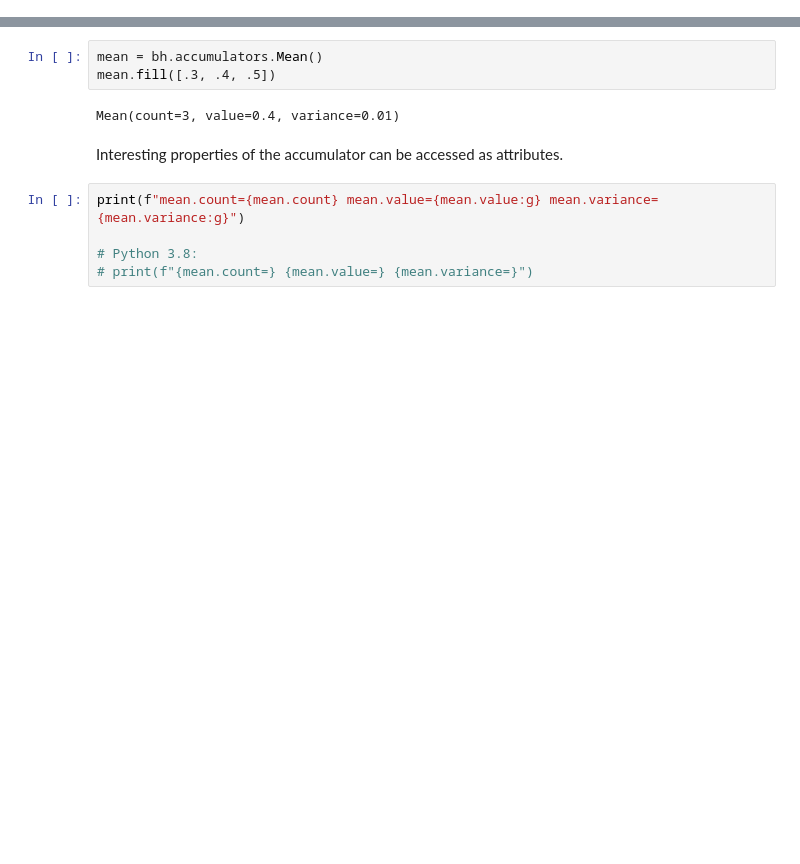
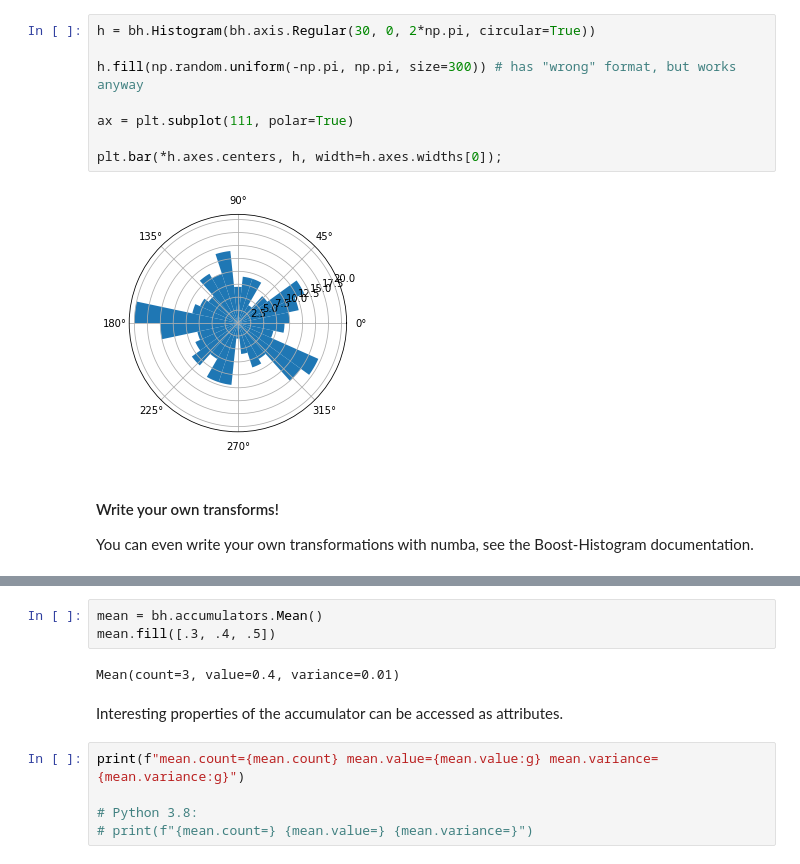
Before and after one commit to henryiii/bh-talk-pyhep-2020, a Jupyter notebook: Part2.ipynb, the cells around one changed output, grey strips where cells are left out. Saved outputs shown, nothing was run; the diff lists cells and outputs as text; blank space fills up the shorter version.

```diff
--- a/Part2.ipynb
+++ b/Part2.ipynb
@@ -4,0 +43,14 @@ import matplotlib.pyplot as plt
+# %%
+h = bh.Histogram(bh.axis.Regular(30, 0, 2*np.pi, circular=True))
+
+h.fill(np.random.uniform(-np.pi, np.pi, size=300)) # has "wrong" format, but works anyway
+
+ax = plt.subplot(111, polar=True)
+
+plt.bar(*h.axes.centers, h, width=h.axes.widths[0]);
+# %% [output]
+[figure, added]
+# %% [markdown]
+#### Write your own transforms!
+
+You can even write your own transformations with numba, see the Boost-Histogram documentation.
```
Also changed, not shown: parts of 62 cells of this notebook, 2 other files.
